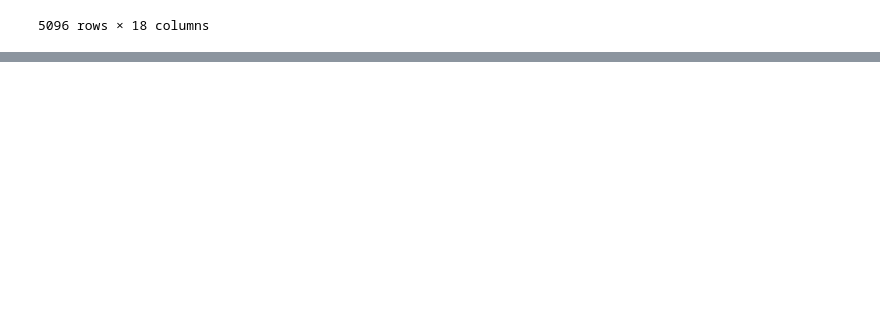
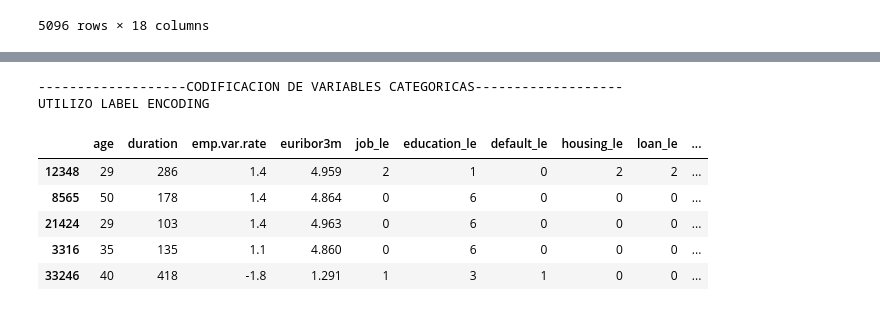
Before and after one commit to 4GeeksAcademy/proyecto-regresion-logistica-Jorge3127, a Jupyter notebook: src/explore.ipynb, the cells around one changed output, grey strips where cells are left out. Saved outputs shown, nothing was run; the diff lists cells and outputs as text; code cells hidden in the pictures; blank space fills up the shorter version.

```diff
--- a/src/explore.ipynb
+++ b/src/explore.ipynb
@@ -438,0 +511,27 @@ X_train.head()
+# %%
+variables_categoricas = ['job','education','default','housing','loan','poutcome']
+variables_numericas = ['age','duration','emp.var.rate','euribor3m']
+X_train_cat_le = X_train.copy()
+X_test_cat_le = X_test.copy()
+
+print("-------------------CODIFICACION DE VARIABLES CATEGORICAS-------------------\nUTILIZO LABEL ENCODING")
+# instancio el encoder para cada variable categórica
+label_encoders = {}
+for var in variables_categoricas:
+    le = LabelEncoder()
+    X_train_cat_le[var + '_le'] = le.fit_transform(X_train[var])
+    X_test_cat_le[var + '_le'] = le.transform(X_test[var])
+    label_encoders[var] = le
+# Eliminar las columnas categóricas originales después de la codificación
+X_train_cat_le = X_train_cat_le.drop(columns=variables_categoricas)
+X_test_cat_le = X_test_cat_le.drop(columns=variables_categoricas)
+X_train_cat_le.head()
+# %% [output]
+-------------------CODIFICACION DE VARIABLES CATEGORICAS-------------------
+UTILIZO LABEL ENCODING
+|  | age | duration | emp.var.rate | euribor3m | job_le | education_le | default_le | housing_le | loan_le | ... |
+| 12348 | 29 | 286 | 1.4 | 4.959 | 2 | 1 | 0 | 2 | 2 | ... |
+| 8565 | 50 | 178 | 1.4 | 4.864 | 0 | 6 | 0 | 0 | 0 | ... |
+| 21424 | 29 | 103 | 1.4 | 4.963 | 0 | 6 | 0 | 0 | 0 | ... |
+| 3316 | 35 | 135 | 1.1 | 4.860 | 0 | 6 | 0 | 0 | 0 | ... |
+| 33246 | 40 | 418 | -1.8 | 1.291 | 1 | 3 | 1 | 0 | 0 | ... |
```
Also changed, not shown: parts of 11 cells of this notebook.
